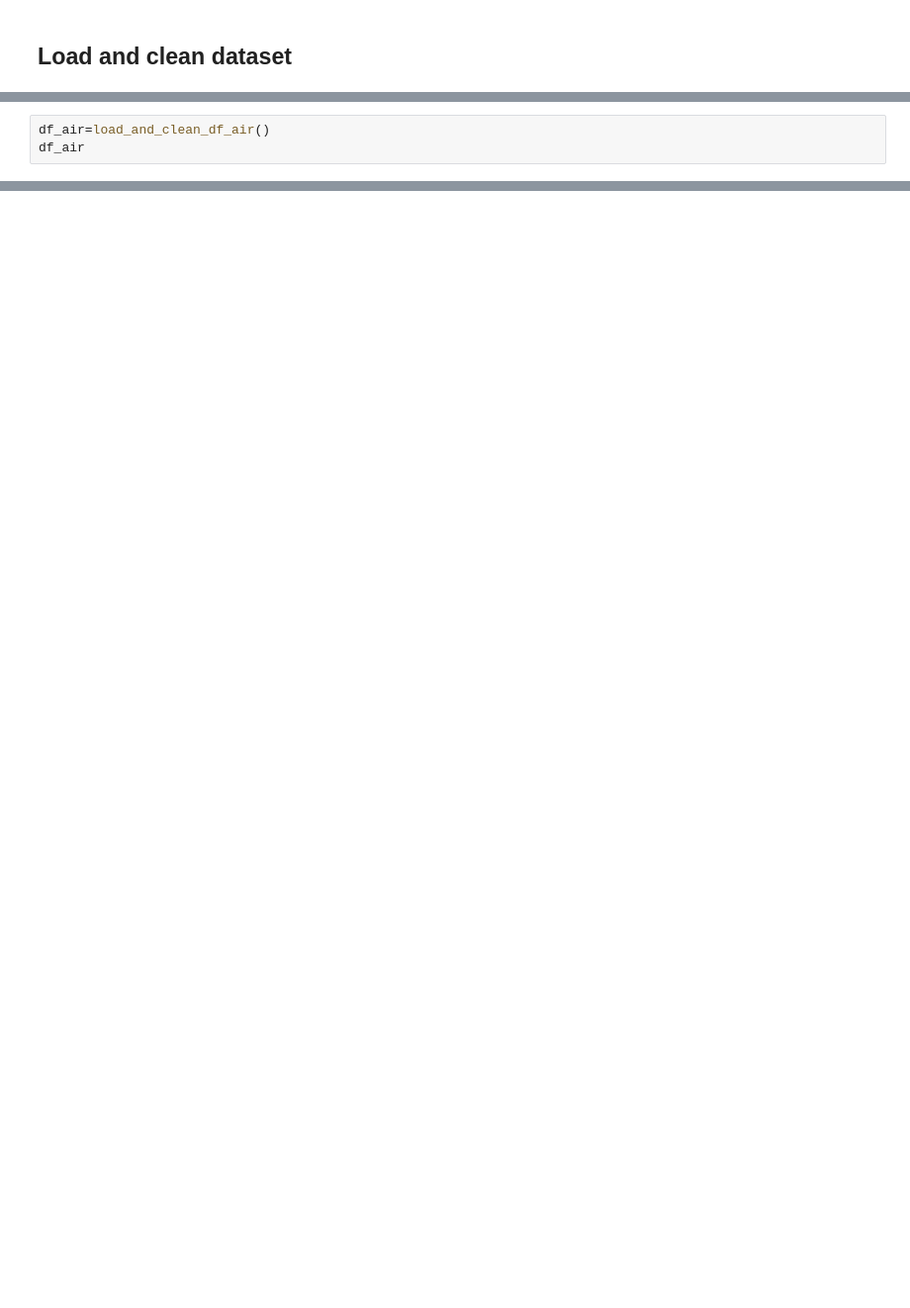
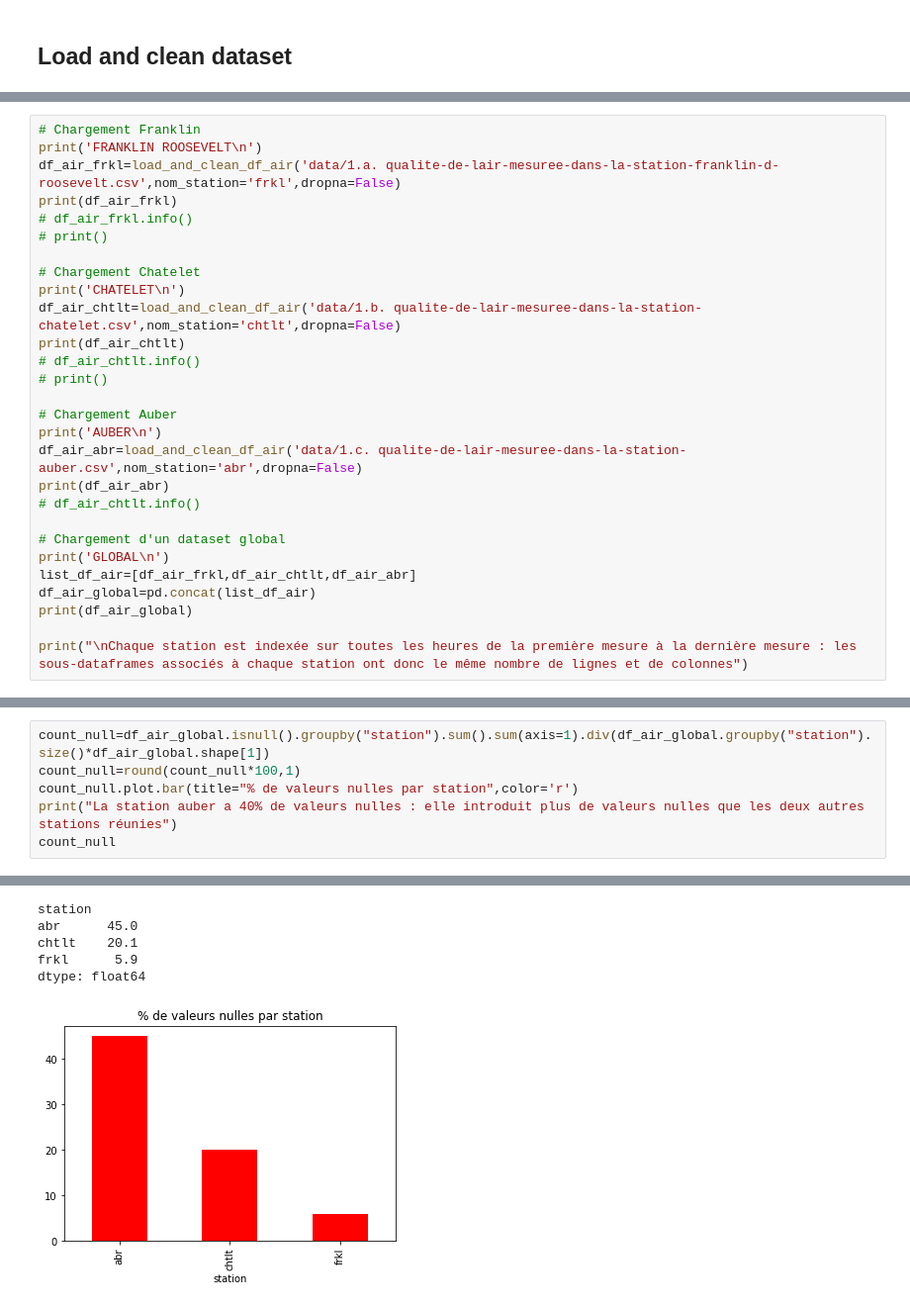
Before and after one commit to tajulien/MSBGD-SD701-BigDataMining, a Jupyter notebook: u- lulu/2.Explore_df_air.ipynb, the cells around one changed output, grey strips where cells are left out. Shown at 99% size. Drawn from its saved outputs; the diff is of its cells as text; blank space fills up the shorter version.

```diff
--- a/u- lulu/2.Explore_df_air.ipynb
+++ b/u- lulu/2.Explore_df_air.ipynb
@@ -45,3 +11,0 @@ def load_and_clean_df_air():
-# %%
-df_air=load_and_clean_df_air()
-df_air
@@ -153,0 +72,28 @@ df_air.plot(figsize=[20,10]);
+# %%
+# Chargement Franklin
+print('FRANKLIN ROOSEVELT\n')
+df_air_frkl=load_and_clean_df_air('data/1.a. qualite-de-lair-mesuree-dans-la-station-franklin-d-roosevelt.csv',nom_station='frkl',dropna=False)
+print(df_air_frkl)
+# df_air_frkl.info()
+# print()
+
+# Chargement Chatelet
+print('CHATELET\n')
+df_air_chtlt=load_and_clean_df_air('data/1.b. qualite-de-lair-mesuree-dans-la-station-chatelet.csv',nom_station='chtlt',dropna=False)
+print(df_air_chtlt)
+# df_air_chtlt.info()
+# print()
+
+# Chargement Auber
+print('AUBER\n')
+df_air_abr=load_and_clean_df_air('data/1.c. qualite-de-lair-mesuree-dans-la-station-auber.csv',nom_station='abr',dropna=False)
+print(df_air_abr)
+# df_air_chtlt.info()
+
+# Chargement d'un dataset global
+print('GLOBAL\n')
+list_df_air=[df_air_frkl,df_air_chtlt,df_air_abr]
+df_air_global=pd.concat(list_df_air)
+print(df_air_global)
+
+print("\nChaque station est indexée sur toutes les heures de la première mesure à la dernière mesure : les sous-dataframes associés à chaque station ont donc le même nombre de lignes et de colonnes")
@@ -153,0 +120,7 @@ df_air.plot(figsize=[20,10]);
+# %%
+count_null=df_air_global.isnull().groupby("station").sum().sum(axis=1).div(df_air_global.groupby("station").size()*df_air_global.shape[1])
+count_null=round(count_null*100,1)
+count_null.plot.bar(title="% de valeurs nulles par station",color='r')
+print("La station auber a 40% de valeurs nulles : elle introduit plus de valeurs nulles que les deux autres stations réunies")
+count_null
+# %% [output]
@@ -153,0 +128,6 @@ df_air.plot(figsize=[20,10]);
+station
+abr      45.0
+chtlt    20.1
+frkl      5.9
+dtype: float64
+[figure, added]
```
Also changed, not shown: parts of 71 cells of this notebook, 5 other files.
